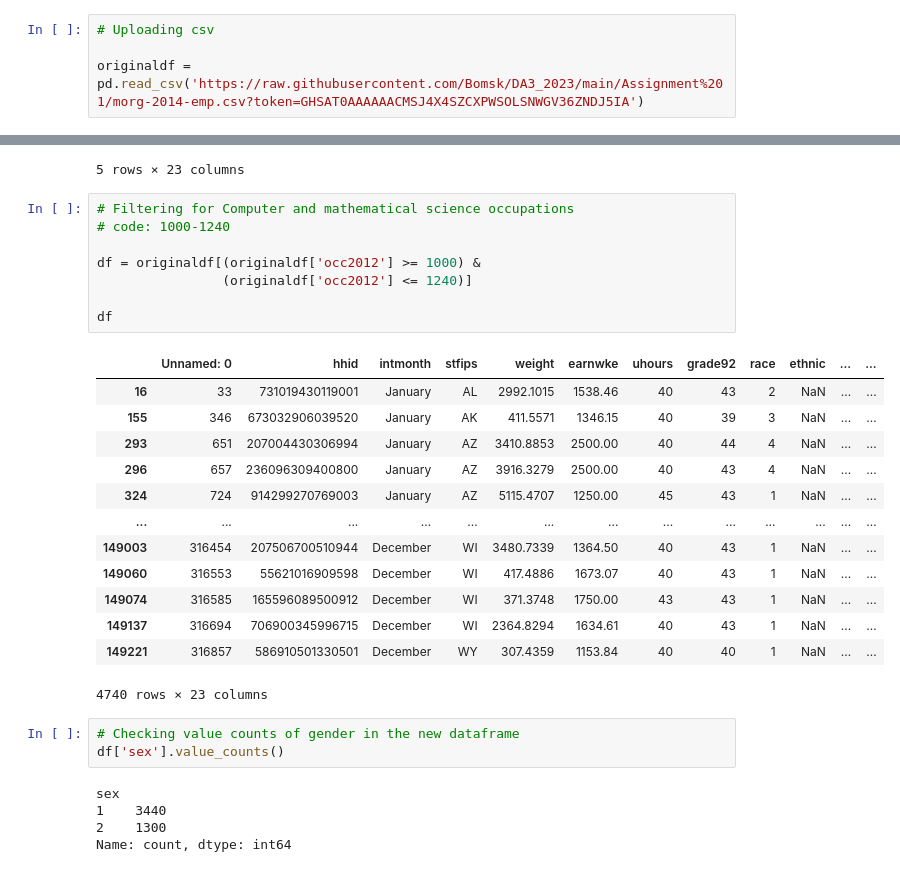
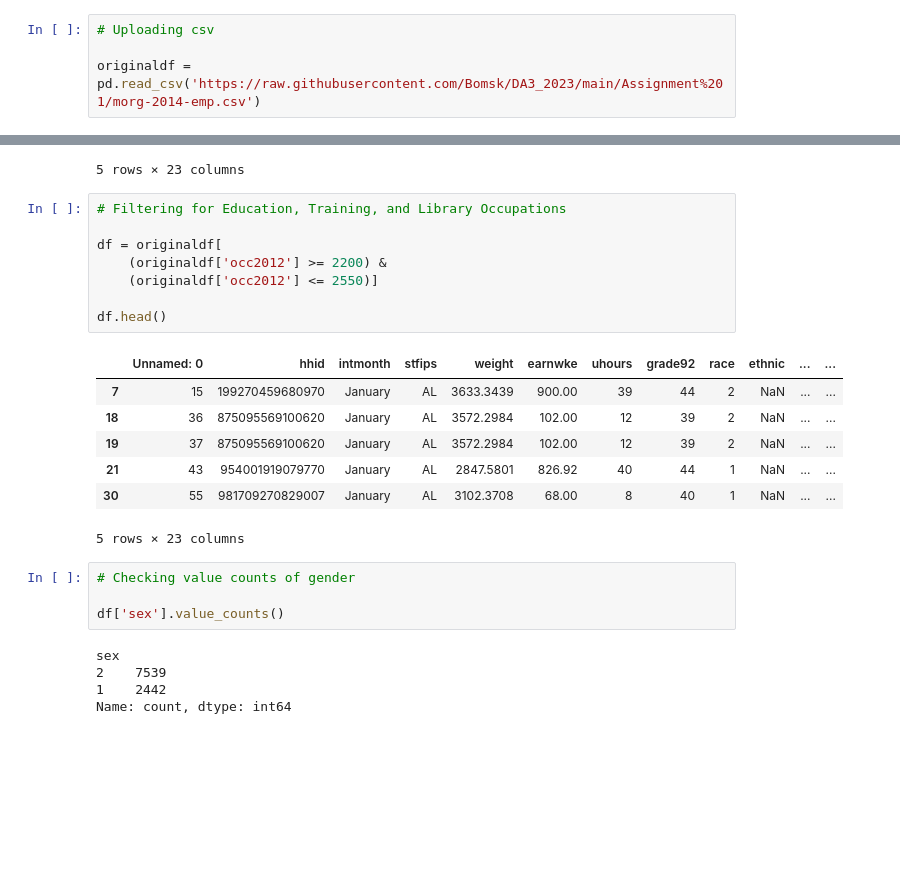
Before and after one commit to Bomsk/DA3_2023, a Jupyter notebook: Assignment 1/Assignment 1.ipynb, the cells around one changed output, grey strips where cells are left out. Cells and saved outputs as stored; diff of their text form; blank space fills up the shorter version.

Commit message:
Change occupations

```diff
--- a/Assignment 1/Assignment 1.ipynb
+++ b/Assignment 1/Assignment 1.ipynb
@@ -6,7 +20,7 @@ import numpy as np
 # %%
 # Uploading csv
 
-originaldf = pd.read_csv('https://raw.githubusercontent.com/Bomsk/DA3_2023/main/Assignment%201/morg-2014-emp.csv?token=GHSAT0AAAAAACMSJ4X4SZCXPWSOLSNWGV36ZNDJ5IA')
+originaldf = pd.read_csv('https://raw.githubusercontent.com/Bomsk/DA3_2023/main/Assignment%201/morg-2014-emp.csv')
 # %%
 originaldf.head()
 # %% [output]
@@ -18,32 +32,27 @@ originaldf.head()
 | 4 | 11 | 179140131100930 | January | AL | 3422.8500 | 826.92 | 40 | 43 | 1 | NaN | ... | ... |
 5 rows × 23 columns
 # %%
-# Filtering for Computer and mathematical science occupations
-# code: 1000-1240
+# Filtering for Education, Training, and Library Occupations
 
-df = originaldf[(originaldf['occ2012'] >= 1000) &
-                (originaldf['occ2012'] <= 1240)]
+df = originaldf[
+    (originaldf['occ2012'] >= 2200) &
+    (originaldf['occ2012'] <= 2550)]
 
-df
+df.head()
 # %% [output]
 |  | Unnamed: 0 | hhid | intmonth | stfips | weight | earnwke | uhours | grade92 | race | ethnic | ... | ... |
-| 16 | 33 | 731019430119001 | January | AL | 2992.1015 | 1538.46 | 40 | 43 | 2 | NaN | ... | ... |
-| 155 | 346 | 673032906039520 | January | AK | 411.5571 | 1346.15 | 40 | 39 | 3 | NaN | ... | ... |
-| 293 | 651 | 207004430306994 | January | AZ | 3410.8853 | 2500.00 | 40 | 44 | 4 | NaN | ... | ... |
-| 296 | 657 | 236096309400800 | January | AZ | 3916.3279 | 2500.00 | 40 | 43 | 4 | NaN | ... | ... |
-| 324 | 724 | 914299270769003 | January | AZ | 5115.4707 | 1250.00 | 45 | 43 | 1 | NaN | ... | ... |
-| ... | ... | ... | ... | ... | ... | ... | ... | ... | ... | ... | ... | ... |
-| 149003 | 316454 | 207506700510944 | December | WI | 3480.7339 | 1364.50 | 40 | 43 | 1 | NaN | ... | ... |
-| 149060 | 316553 | 55621016909598 | December | WI | 417.4886 | 1673.07 | 40 | 43 | 1 | NaN | ... | ... |
-| 149074 | 316585 | 165596089500912 | December | WI | 371.3748 | 1750.00 | 43 | 43 | 1 | NaN | ... | ... |
-| 149137 | 316694 | 706900345996715 | December | WI | 2364.8294 | 1634.61 | 40 | 43 | 1 | NaN | ... | ... |
-| 149221 | 316857 | 586910501330501 | December | WY | 307.4359 | 1153.84 | 40 | 40 | 1 | NaN | ... | ... |
+| 7 | 15 | 199270459680970 | January | AL | 3633.3439 | 900.00 | 39 | 44 | 2 | NaN | ... | ... |
+| 18 | 36 | 875095569100620 | January | AL | 3572.2984 | 102.00 | 12 | 39 | 2 | NaN | ... | ... |
+| 19 | 37 | 875095569100620 | January | AL | 3572.2984 | 102.00 | 12 | 39 | 2 | NaN | ... | ... |
+| 21 | 43 | 954001919079770 | January | AL | 2847.5801 | 826.92 | 40 | 44 | 1 | NaN | ... | ... |
+| 30 | 55 | 981709270829007 | January | AL | 3102.3708 | 68.00 | 8 | 40 | 1 | NaN | ... | ... |
-4740 rows × 23 columns
+5 rows × 23 columns
 # %%
-# Checking value counts of gender in the new dataframe
+# Checking value counts of gender
+
 df['sex'].value_counts()
 # %% [output]
 sex
-1    3440
-2    1300
+2    7539
+1    2442
 Name: count, dtype: int64
```
Also changed, not shown: parts of 3 cells of this notebook, 1 other file.
